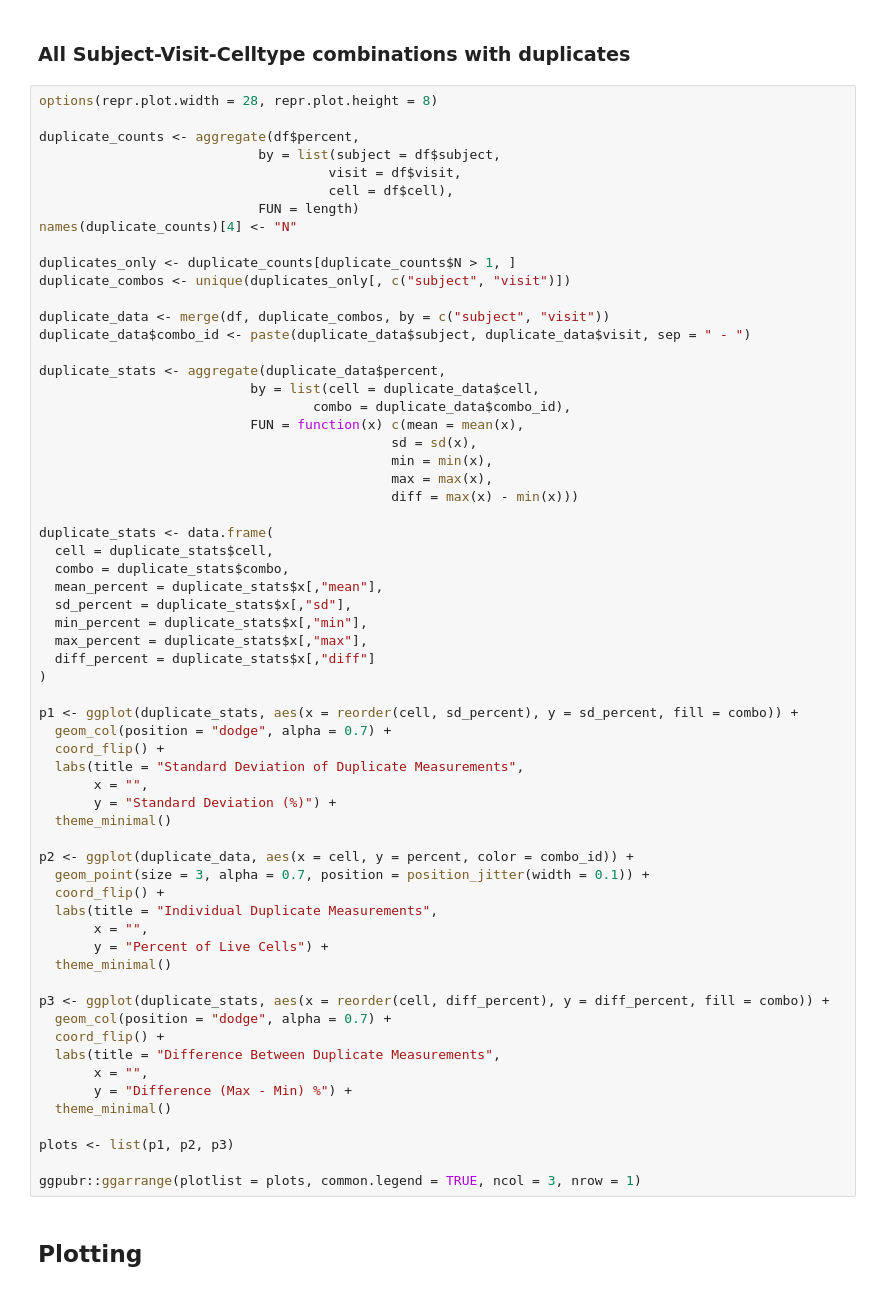
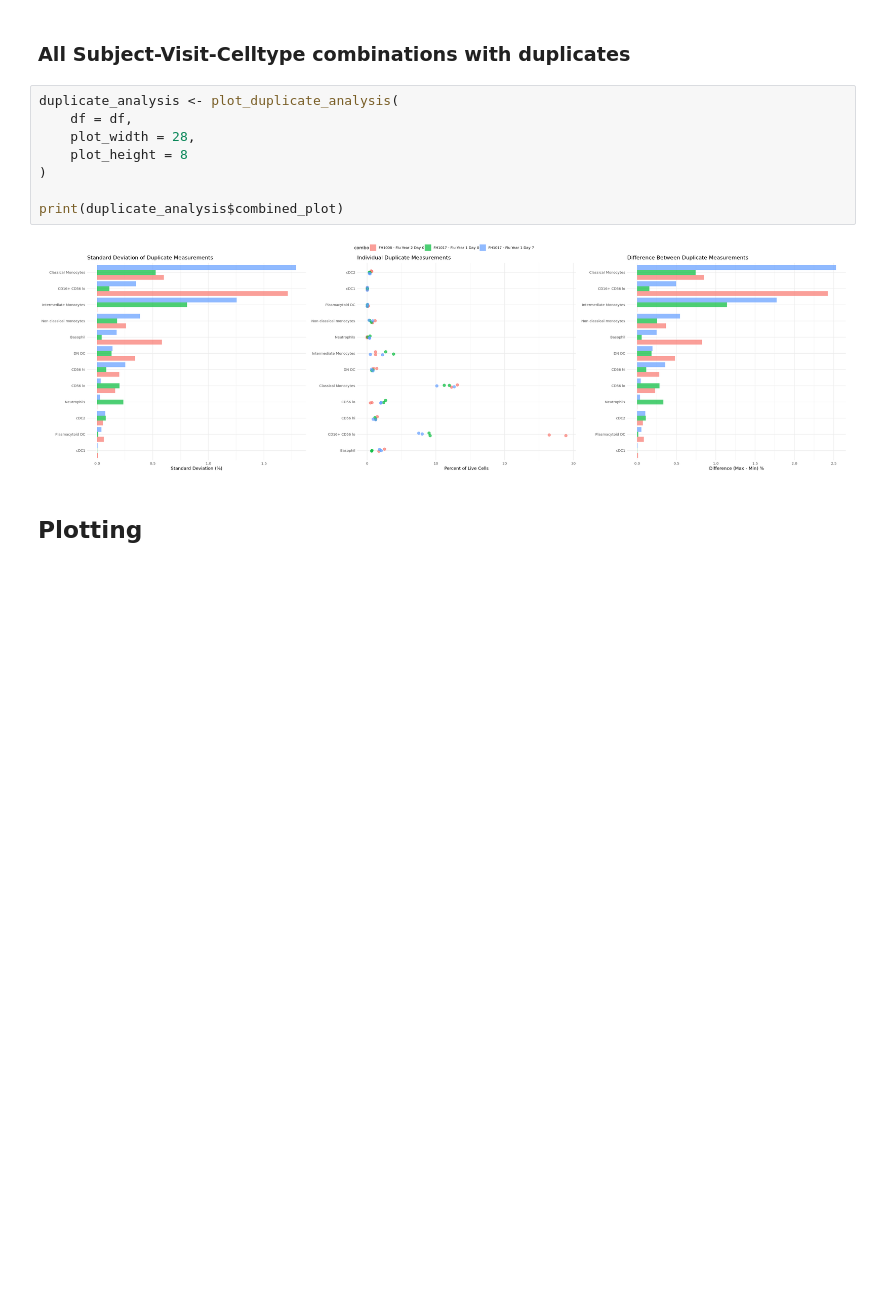
Before and after one commit to kevin-lee-aifi/pbmc_flow, a Jupyter notebook: notebooks/flu_response_longitudinal/myeloid_flu_response_longitudinal.ipynb, the cells around one changed output. Cells and saved outputs as stored; diff of their text form; blank space fills up the shorter version.

```diff
--- a/notebooks/flu_response_longitudinal/myeloid_flu_response_longitudinal.ipynb
+++ b/notebooks/flu_response_longitudinal/myeloid_flu_response_longitudinal.ipynb
@@ -80,67 +59,15 @@ ggplot(plot_data, aes(x = visit, y = subject, fill = factor(present))) +
 # %% [markdown]
 ### All Subject-Visit-Celltype combinations with duplicates
 # %%
-options(repr.plot.width = 28, repr.plot.height = 8)
-
-duplicate_counts <- aggregate(df$percent,
-                            by = list(subject = df$subject,
-                                     visit = df$visit,
-                                     cell = df$cell),
-                            FUN = length)
-names(duplicate_counts)[4] <- "N"
-
-duplicates_only <- duplicate_counts[duplicate_counts$N > 1, ]
-duplicate_combos <- unique(duplicates_only[, c("subject", "visit")])
-
-duplicate_data <- merge(df, duplicate_combos, by = c("subject", "visit"))
-duplicate_data$combo_id <- paste(duplicate_data$subject, duplicate_data$visit, sep = " - ")
-
-duplicate_stats <- aggregate(duplicate_data$percent,
-                           by = list(cell = duplicate_data$cell,
-                                   combo = duplicate_data$combo_id),
-                           FUN = function(x) c(mean = mean(x),
-                                             sd = sd(x),
-                                             min = min(x),
-                                             max = max(x),
-                                             diff = max(x) - min(x)))
-
-duplicate_stats <- data.frame(
-  cell = duplicate_stats$cell,
-  combo = duplicate_stats$combo,
-  mean_percent = duplicate_stats$x[,"mean"],
-  sd_percent = duplicate_stats$x[,"sd"],
-  min_percent = duplicate_stats$x[,"min"],
-  max_percent = duplicate_stats$x[,"max"],
-  diff_percent = duplicate_stats$x[,"diff"]
+duplicate_analysis <- plot_duplicate_analysis(
+    df = df,
+    plot_width = 28,
+    plot_height = 8
 )
 
-p1 <- ggplot(duplicate_stats, aes(x = reorder(cell, sd_percent), y = sd_percent, fill = combo)) +
-  geom_col(position = "dodge", alpha = 0.7) +
-  coord_flip() +
-  labs(title = "Standard Deviation of Duplicate Measurements",
-       x = "",
-       y = "Standard Deviation (%)") +
-  theme_minimal()
-
-p2 <- ggplot(duplicate_data, aes(x = cell, y = percent, color = combo_id)) +
-  geom_point(size = 3, alpha = 0.7, position = position_jitter(width = 0.1)) +
-  coord_flip() +
-  labs(title = "Individual Duplicate Measurements",
-       x = "",
-       y = "Percent of Live Cells") +
-  theme_minimal()
-
-p3 <- ggplot(duplicate_stats, aes(x = reorder(cell, diff_percent), y = diff_percent, fill = combo)) +
-  geom_col(position = "dodge", alpha = 0.7) +
-  coord_flip() +
-  labs(title = "Difference Between Duplicate Measurements",
-       x = "",
-       y = "Difference (Max - Min) %") +
-  theme_minimal()
-
-plots <- list(p1, p2, p3)
-
-ggpubr::ggarrange(plotlist = plots, common.legend = TRUE, ncol = 3, nrow = 1)
+print(duplicate_analysis$combined_plot)
+# %% [output]
+[figure, added]
 # %% [markdown]
 ## Plotting
 # %% [markdown]
```
Also changed, not shown: parts of 9 cells of this notebook, 33 other files.
